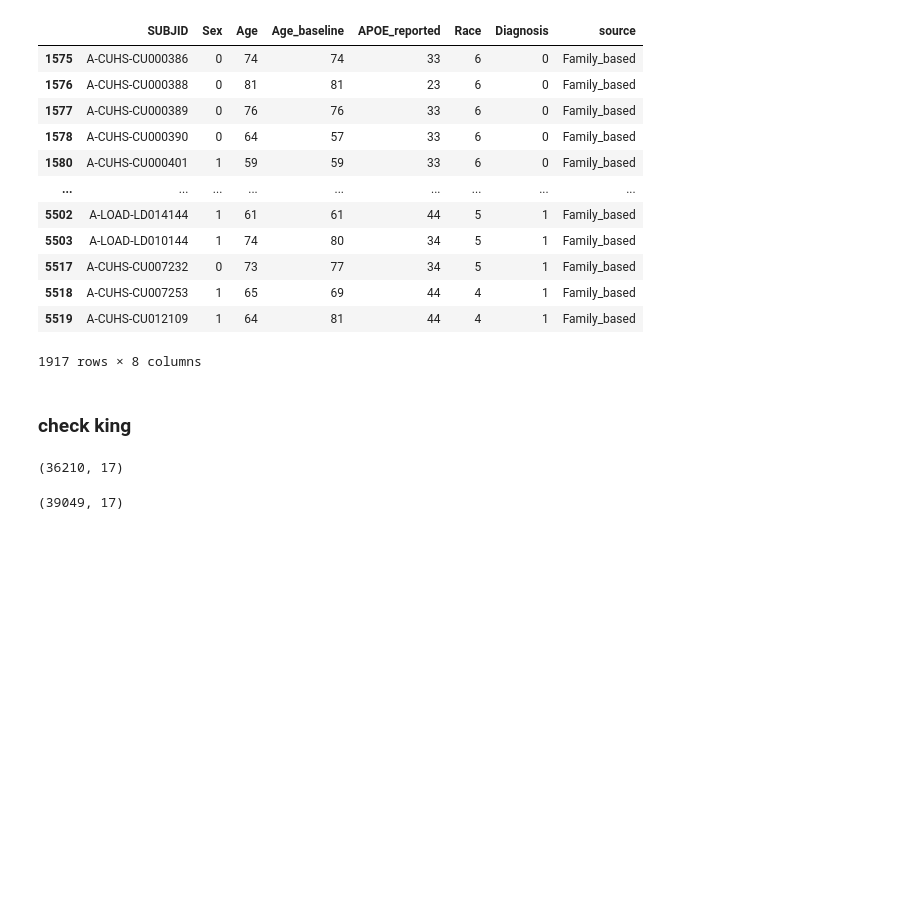
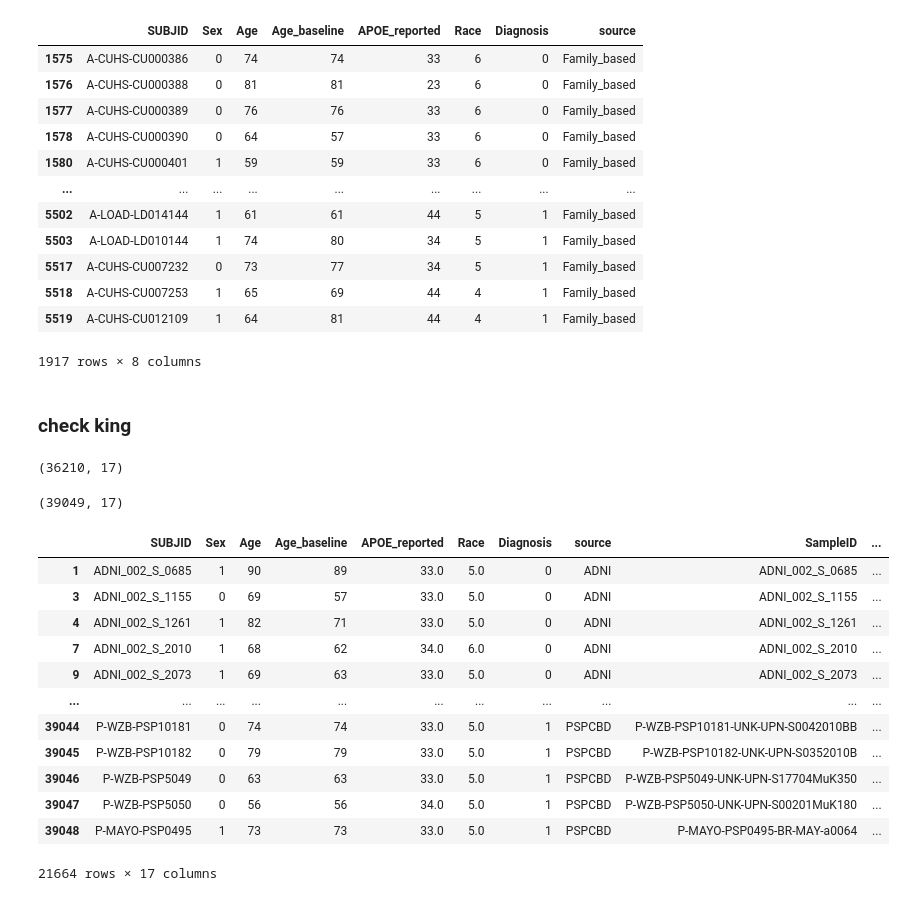
Before and after one commit to teresa-sansan/ADSP_polyfun, a Jupyter notebook: data_processing/phenotype/merge_pheno_36k.ipynb, the cells around one changed output. Saved outputs shown, nothing was run; the diff lists cells and outputs as text; code cells hidden in the pictures; blank space fills up the shorter version.

```diff
--- a/data_processing/phenotype/merge_pheno_36k.ipynb
+++ b/data_processing/phenotype/merge_pheno_36k.ipynb
@@ -692,3 +678,6 @@ king_manifest = pd.read_csv(path+'pheno_merge_sampleID_king.tsv', sep = '\t')
+# %%
+#king_manifest = pd.read_csv(path+'pheno_merge_sampleID_king.tsv', sep = '\t')
+king = np.loadtxt("/gpfs/commons/groups/knowles_lab/data/ADSP_reguloML/ADSP_vcf/phenotype_file/release_36K/unrelated_samples.txt", dtype=str) ## The non-related individual's sample ID calculate from Kinship only have sample I
 # %%
 king_manifest.shape
 # %% [output]
@@ -699,3 +686,19 @@ pheno_w_sampleID[pheno_w_sampleID.SUBJID.isin(king_manifest.SUBJID)].to_csv(path
 pheno_w_sampleID.shape
 # %% [output]
 (39049, 17)
+# %%
+pheno_w_sampleID[pheno_w_sampleID.SampleID.isin(king)]
+# %% [output]
+|  | SUBJID | Sex | Age | Age_baseline | APOE_reported | Race | Diagnosis | source | SampleID | ... |
+| 1 | ADNI_002_S_0685 | 1 | 90 | 89 | 33.0 | 5.0 | 0 | ADNI | ADNI_002_S_0685 | ... |
+| 3 | ADNI_002_S_1155 | 0 | 69 | 57 | 33.0 | 5.0 | 0 | ADNI | ADNI_002_S_1155 | ... |
+| 4 | ADNI_002_S_1261 | 1 | 82 | 71 | 33.0 | 5.0 | 0 | ADNI | ADNI_002_S_1261 | ... |
+| 7 | ADNI_002_S_2010 | 1 | 68 | 62 | 34.0 | 6.0 | 0 | ADNI | ADNI_002_S_2010 | ... |
+| 9 | ADNI_002_S_2073 | 1 | 69 | 63 | 33.0 | 5.0 | 0 | ADNI | ADNI_002_S_2073 | ... |
+| ... | ... | ... | ... | ... | ... | ... | ... | ... | ... | ... |
+| 39044 | P-WZB-PSP10181 | 0 | 74 | 74 | 33.0 | 5.0 | 1 | PSPCBD | P-WZB-PSP10181-UNK-UPN-S0042010BB | ... |
+| 39045 | P-WZB-PSP10182 | 0 | 79 | 79 | 33.0 | 5.0 | 1 | PSPCBD | P-WZB-PSP10182-UNK-UPN-S0352010B | ... |
+| 39046 | P-WZB-PSP5049 | 0 | 63 | 63 | 33.0 | 5.0 | 1 | PSPCBD | P-WZB-PSP5049-UNK-UPN-S17704MuK350 | ... |
+| 39047 | P-WZB-PSP5050 | 0 | 56 | 56 | 34.0 | 5.0 | 1 | PSPCBD | P-WZB-PSP5050-UNK-UPN-S00201MuK180 | ... |
+| 39048 | P-MAYO-PSP0495 | 1 | 73 | 73 | 33.0 | 5.0 | 1 | PSPCBD | P-MAYO-PSP0495-BR-MAY-a0064 | ... |
+21664 rows × 17 columns
```
Also changed, not shown: parts of 40 cells of this notebook.
